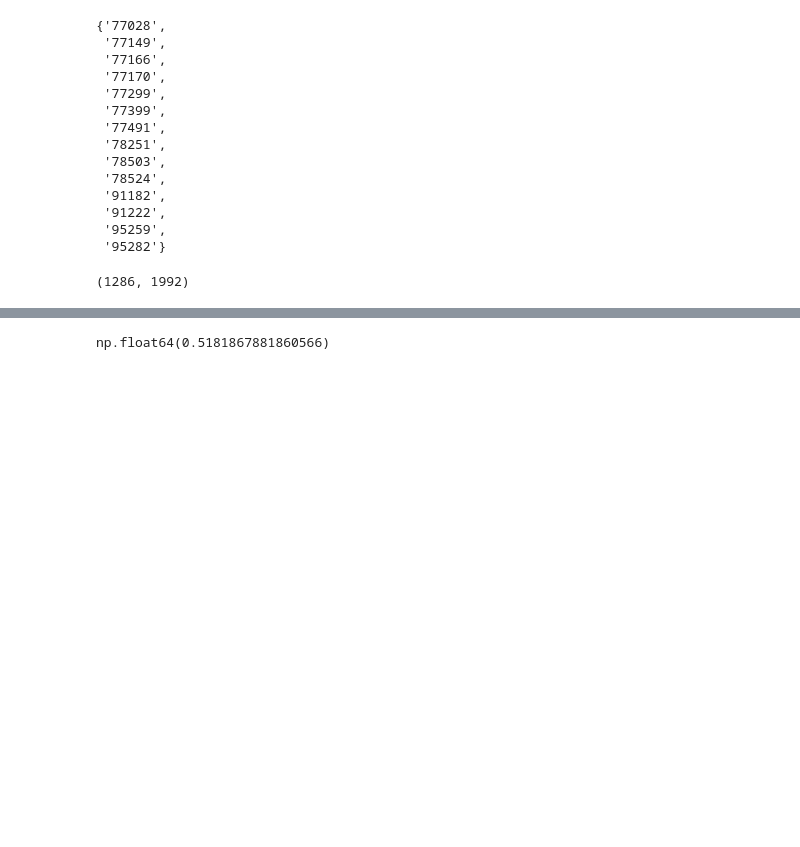
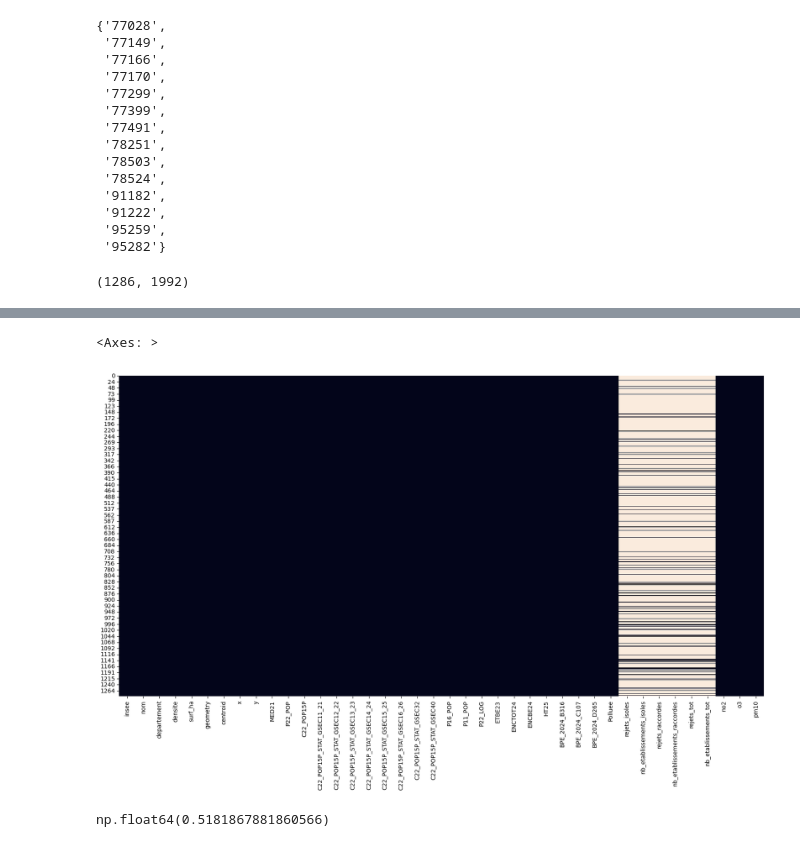
Before and after one commit to aurelianmoge/Projet-Python---ENSAE-2025, a Jupyter notebook: FICHIER PROPRE.ipynb, the cells around one changed output, grey strips where cells are left out. Saved outputs shown, nothing was run; the diff lists cells and outputs as text; code cells hidden in the pictures; blank space fills up the shorter version.

```diff
--- a/FICHIER PROPRE.ipynb
+++ b/FICHIER PROPRE.ipynb
@@ -448,12 +488,36 @@ communes_idf = communes_idf[communes_idf["insee"] != "93059"]
 # %%
-#### On réduit, à titre provisoire, notre df à quelques variables d'intérêt
+#### On réduit, à titre provisoire, notre df total à quelques variables d'intérêt (sans TP601, RD21 ni SNEMM_23 à cause des NAs)
 
 # On sélectionne les variables
 communes_idf_short = communes_idf.copy()
-communes_idf_short = communes_idf_short[["insee", "nom", "departement", "surf_ha", "geometry", "centroid", "x", "y",
-'MED21', 'P22_POP', "densite",
+communes_idf_short = communes_idf_short[[
+
+    # Variables descriptives
+"insee", "nom", "departement", "densite", "surf_ha", "geometry", "centroid", "x", "y",
+
+    # Variables démographiques (dossier complet de l'insee)
+"MED21", "P22_POP", "C22_POP15P", "C22_POP15P_STAT_GSEC11_21", "C22_POP15P_STAT_GSEC12_22", "C22_POP15P_STAT_GSEC13_23",
+"C22_POP15P_STAT_GSEC14_24", "C22_POP15P_STAT_GSEC15_25", "C22_POP15P_STAT_GSEC16_26", "C22_POP15P_STAT_GSEC32", "C22_POP15P_STAT_GSEC40",
+"P16_POP", "P11_POP", "P22_LOG", "ETBE23", "ENCTOT24", "ENCBE24", "HT25", "BPE_2024_B316", "BPE_2024_C107", "BPE_2024_D265",
+
+    # Variables liées à la pollution
 "Polluee", "rejets_isoles", "nb_etablissements_isoles", "rejets_raccordes", "nb_etablissements_raccordes", "rejets_tot", "nb_etablissements_tot",
 "no2", "o3", "pm10"]]
+# %%
+## Nettoyage
+
+# On nettoie le revenu médian en supprimant les (15) lignes non renseignées
+communes_idf_short = communes_idf_short.dropna(subset=['MED21'])
+
+# On supprime la ville de Pierrefitte (dont on a remarqué qu'elle est la seule pour laquelle P22_POP n'est pas renseignée)
+communes_idf = communes_idf[communes_idf["insee"] != "93059"]
+# %%
+# On visualise les valeurs manquantes (aucune sauf pour les rejets - car NA = 0 ici)
+plt.figure(figsize=(20,10))
+sns.heatmap(communes_idf_short.isna(), cbar=False)
+# %% [output]
+<Axes: >
+[figure, added]
 # %%
 ####################################################
 ####### PARTIE 3 : STATISTIQUES DESCRIPTIVES #######
```
Also changed, not shown: parts of 27 cells of this notebook.
